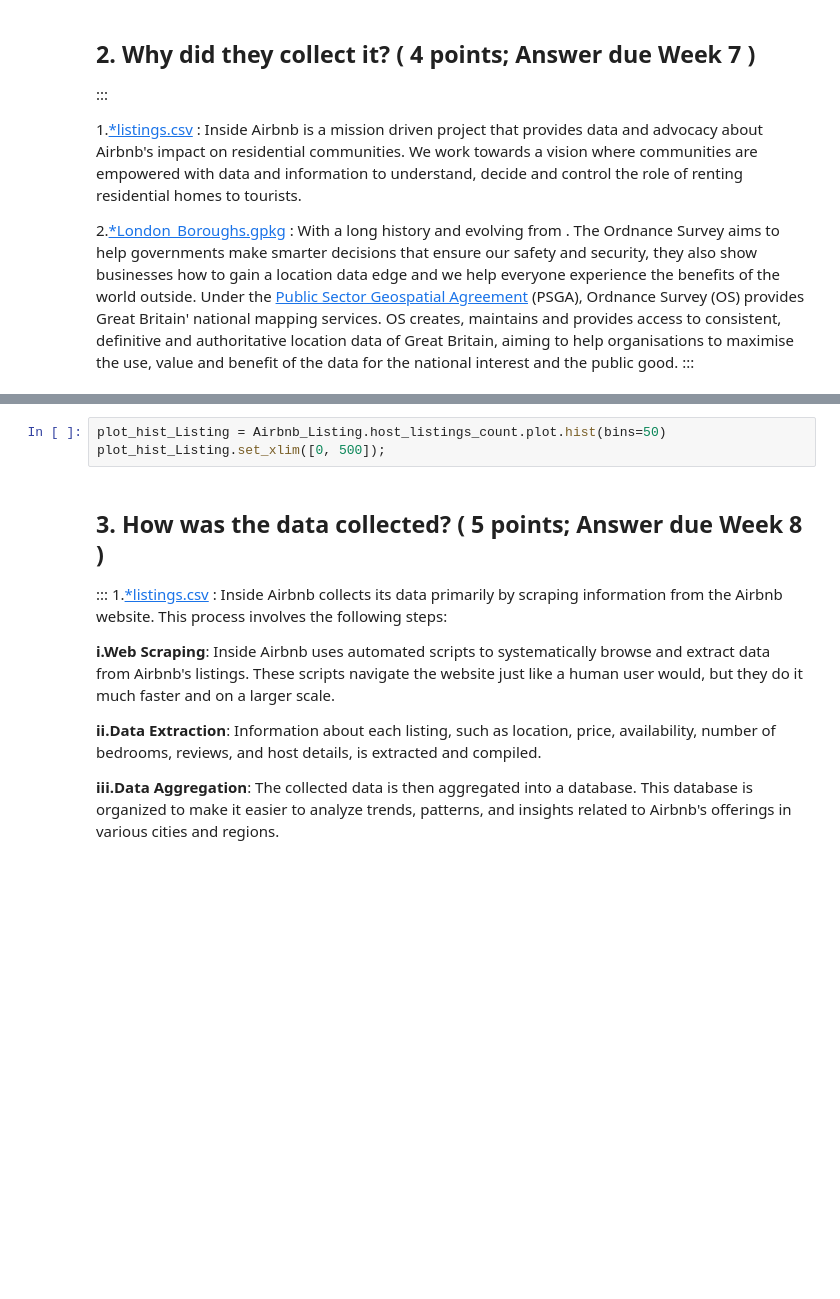
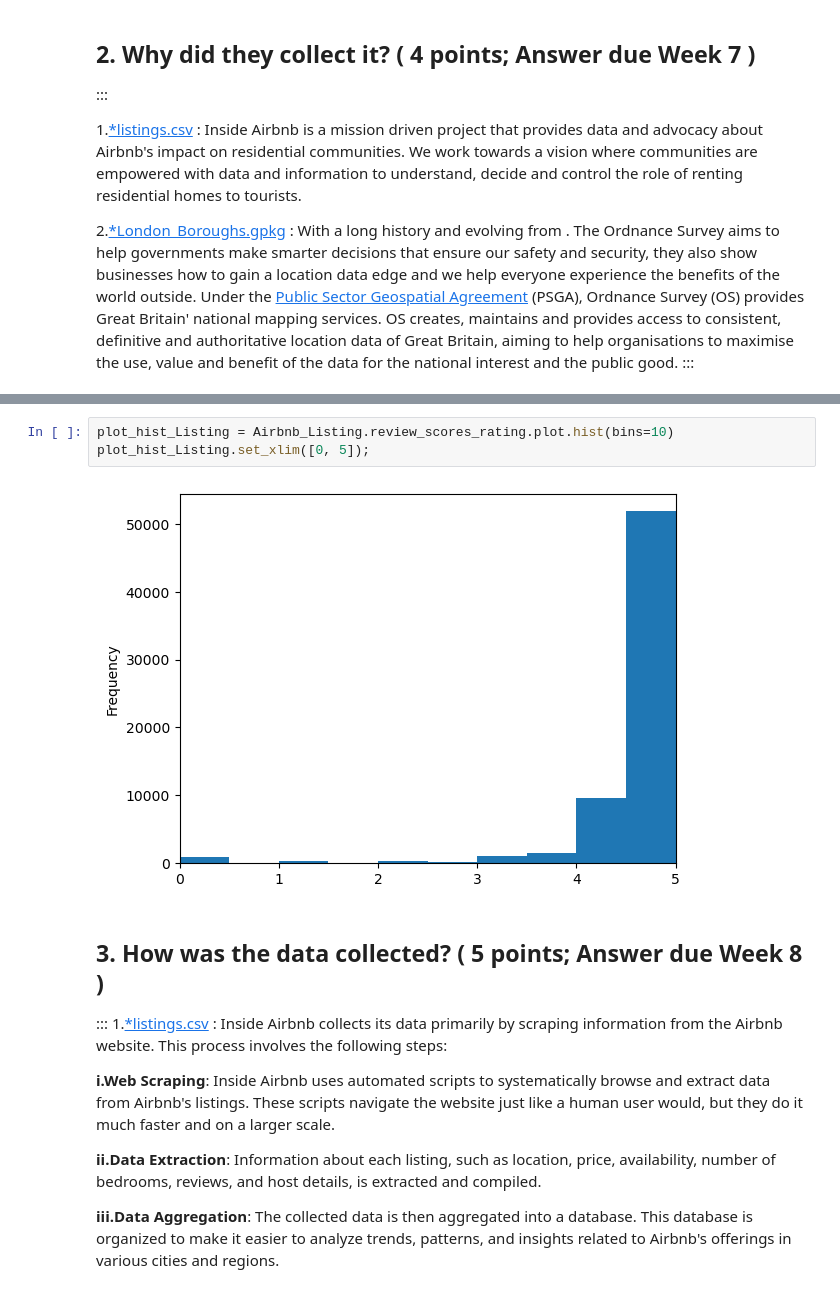
Before and after one commit to BohaoSuCC/Airbnb_Listing_Recommendation_Algorithm, a Jupyter notebook: Group_Work_DeskB.ipynb, the cells around one changed output, grey strips where cells are left out. Saved outputs shown, nothing was run; the diff lists cells and outputs as text; blank space fills up the shorter version.

```diff
--- a/Group_Work_DeskB.ipynb
+++ b/Group_Work_DeskB.ipynb
@@ -123,6 +208,8 @@ print(f"Data frame is {Airbnb_Listing.shape[0]:,} x {Airbnb_Listing.shape[1]:,}"
 # %%
-plot_hist_Listing = Airbnb_Listing.host_listings_count.plot.hist(bins=50)
-plot_hist_Listing.set_xlim([0, 500]);
+plot_hist_Listing = Airbnb_Listing.review_scores_rating.plot.hist(bins=10)
+plot_hist_Listing.set_xlim([0, 5]);
+# %% [output]
+[figure, added]
 # %% [markdown]
 ## 3. How was the data collected? ( 5 points; Answer due Week 8 )
 
```
Also changed, not shown: parts of 28 cells of this notebook, 5 other files.
